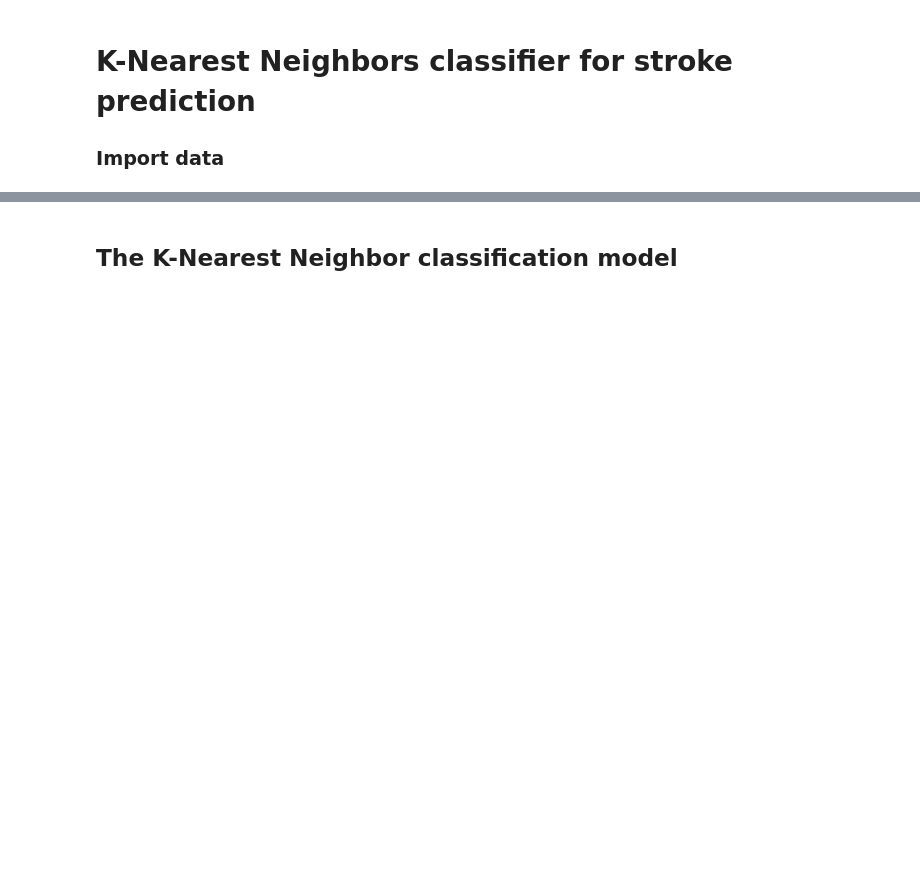
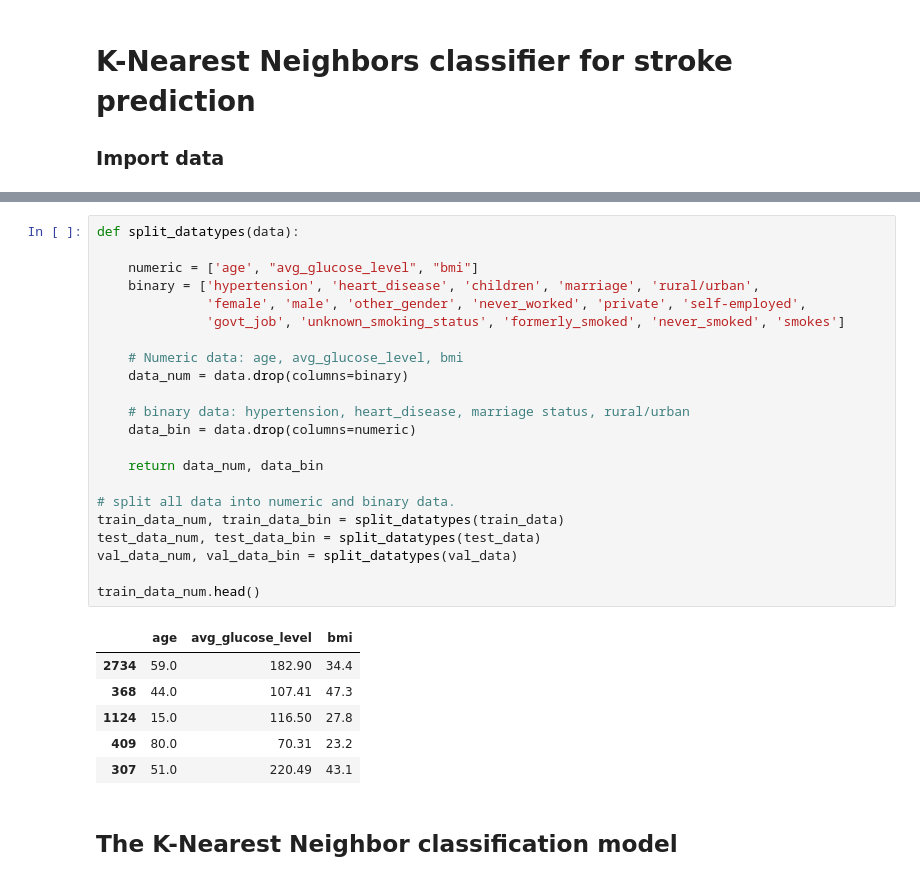
Before and after one commit to koenc100/Project-AI-minor, a Jupyter notebook: code/k-NN.ipynb, the cells around one changed output, grey strips where cells are left out. Saved outputs shown, nothing was run; the diff lists cells and outputs as text; blank space fills up the shorter version.

```diff
--- a/code/k-NN.ipynb
+++ b/code/k-NN.ipynb
@@ -14,3 +46,32 @@ train_data, test_data, val_data, train_labels, test_labels, val_labels = split_d
+# %%
+def split_datatypes(data):
+
+    numeric = ['age', "avg_glucose_level", "bmi"]
+    binary = ['hypertension', 'heart_disease', 'children', 'marriage', 'rural/urban',
+              'female', 'male', 'other_gender', 'never_worked', 'private', 'self-employed',
+              'govt_job', 'unknown_smoking_status', 'formerly_smoked', 'never_smoked', 'smokes']
+
+    # Numeric data: age, avg_glucose_level, bmi
+    data_num = data.drop(columns=binary)
+
+    # binary data: hypertension, heart_disease, marriage status, rural/urban
+    data_bin = data.drop(columns=numeric)
+
+    return data_num, data_bin
+
+# split all data into numeric and binary data.
+train_data_num, train_data_bin = split_datatypes(train_data)
+test_data_num, test_data_bin = split_datatypes(test_data)
+val_data_num, val_data_bin = split_datatypes(val_data)
+
+train_data_num.head()
+# %% [output]
+|  | age | avg_glucose_level | bmi |
+| 2734 | 59.0 | 182.90 | 34.4 |
+| 368 | 44.0 | 107.41 | 47.3 |
+| 1124 | 15.0 | 116.50 | 27.8 |
+| 409 | 80.0 | 70.31 | 23.2 |
+| 307 | 51.0 | 220.49 | 43.1 |
 # %% [markdown]
 ## The K-Nearest Neighbor classification model
 # %%
```
Also changed, not shown: parts of 3 cells of this notebook.
